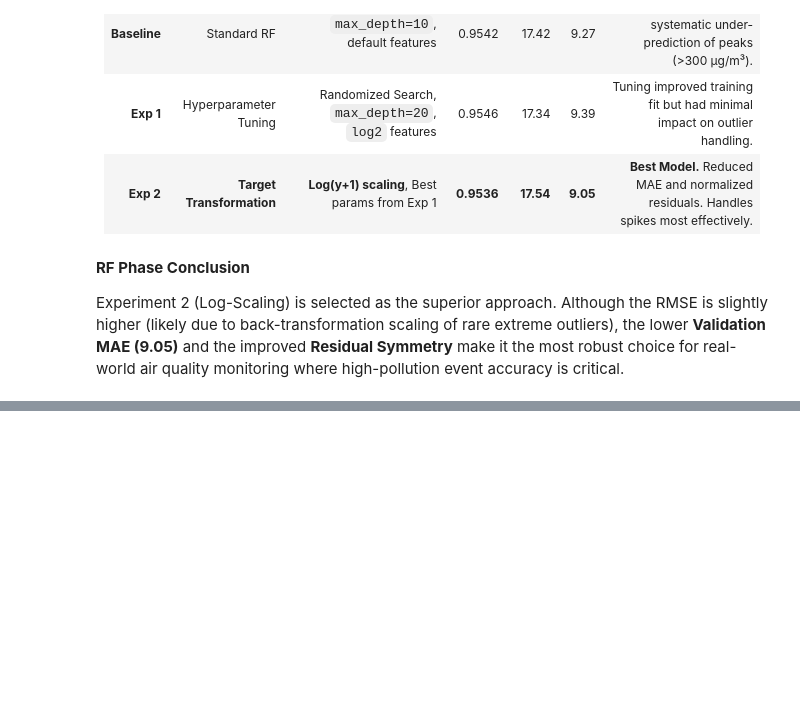
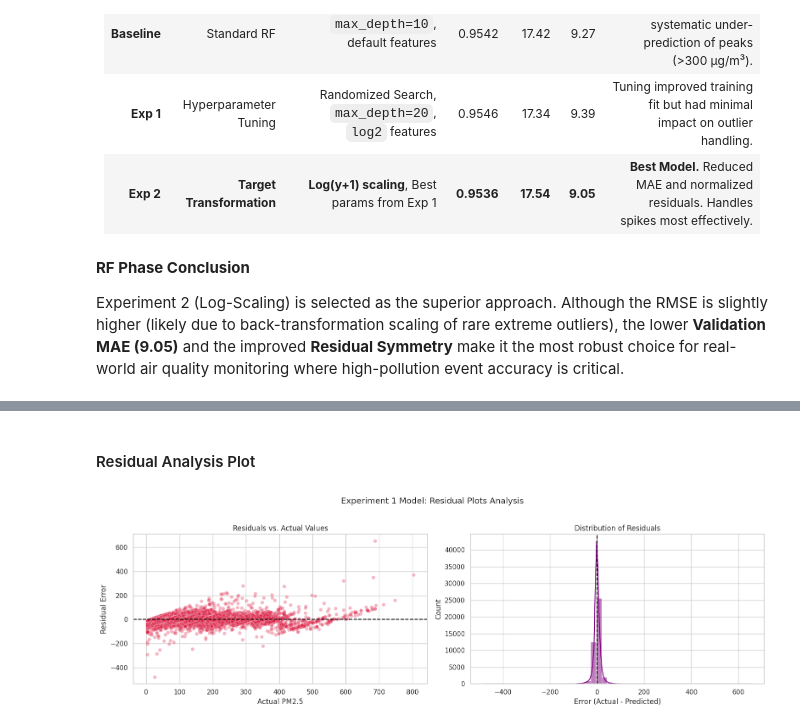
Before and after one commit to hd77alu/formative1_timeseries_air-quality, a Jupyter notebook: Group_5_Formative_1_TimeSeries.ipynb, the cells around one changed output, grey strips where cells are left out. Cells and saved outputs as stored; diff of their text form; code cells hidden in the pictures; blank space fills up the shorter version.

```diff
--- a/Group_5_Formative_1_TimeSeries.ipynb
+++ b/Group_5_Formative_1_TimeSeries.ipynb
@@ -960,0 +1347,7 @@ Experiment 2 (Log-Scaling) is selected as the superior approach. Although the RM
+# %% [markdown]
+#### Residual Analysis Plot
+# %%
+# Plot for error distribution histogram
+plot_dl_residuals(y_val_numeric, y_pred_exp1, "Experiment 1 Model")
+# %% [output]
+[figure, added]
```
Also changed, not shown: parts of 39 cells of this notebook.
